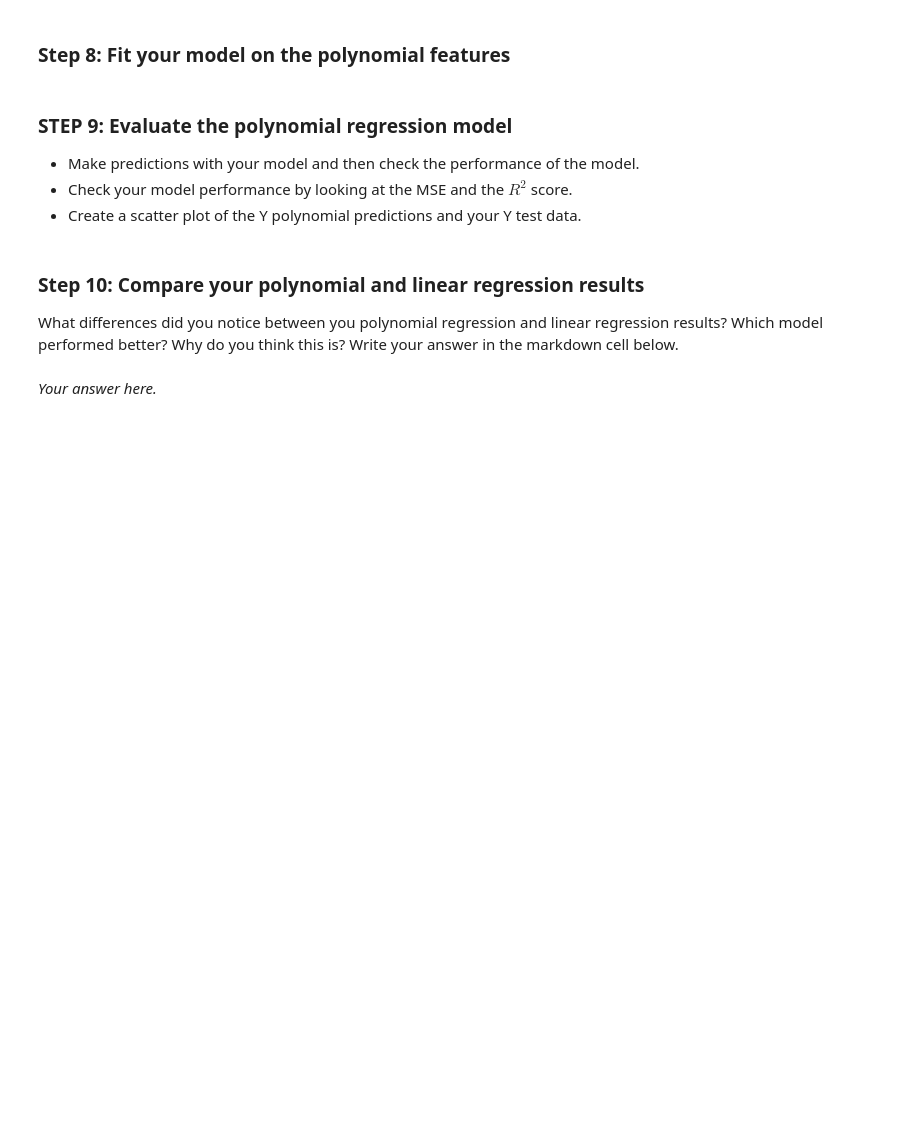
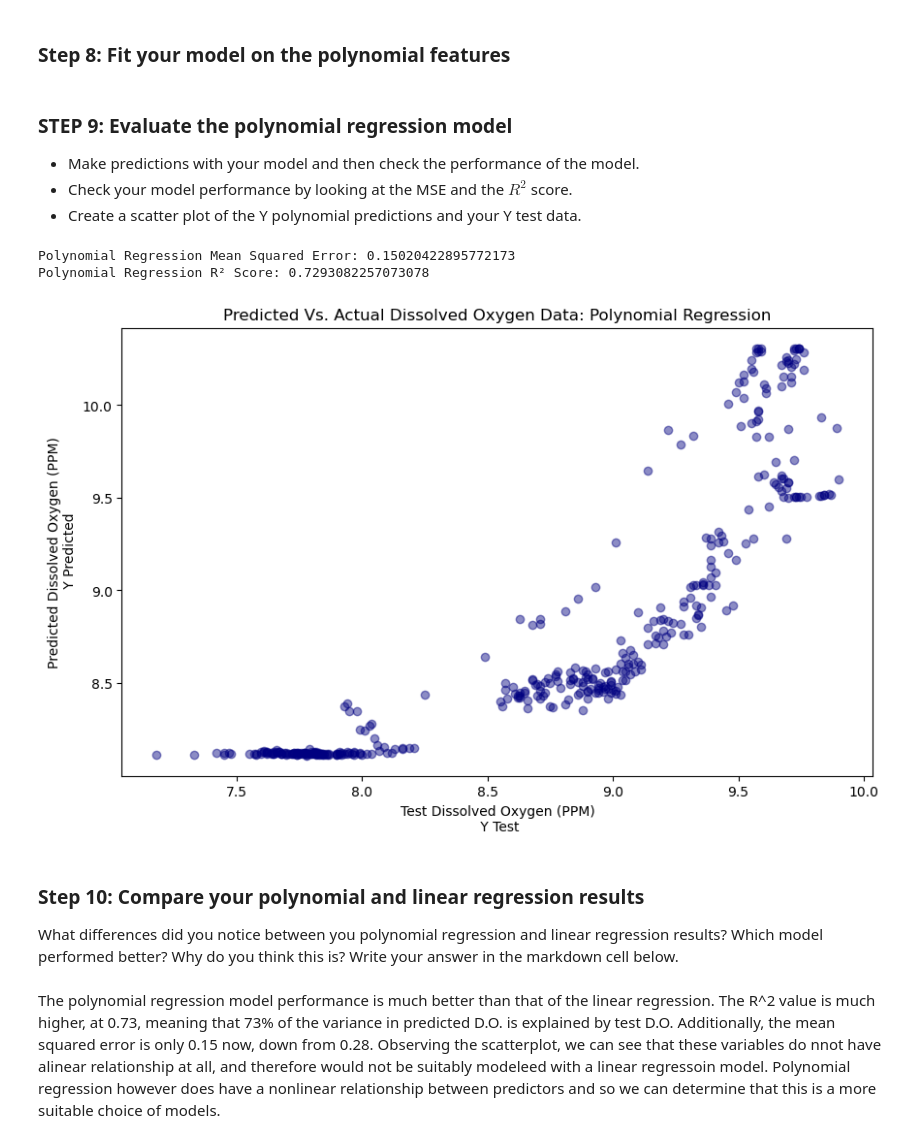
Before and after one commit to stephenccodes/EDS232-labs, a Jupyter notebook: Week1/Lab1-hurricane.ipynb, the cells around one changed output. Cells and saved outputs as stored; diff of their text form; code cells hidden in the pictures; blank space fills up the shorter version.

```diff
--- a/Week1/Lab1-hurricane.ipynb
+++ b/Week1/Lab1-hurricane.ipynb
@@ -176,9 +257,9 @@ plt.show()
 We assumed linear regression would work well with our data, but this data doesn't look very linear. It's a good reminder of the importance of exploratory analysis. Let's check to see how a polynomial regression performs in comparison. Transform the features for polynomial regression. Use the `PolynomialFeatures` class from the `sklearn.preprocessing` module.
 # %%
 # Transform features to include polynomial terms (degree 2 for quadratic terms)
-poly = ...
-X_poly_train = ...
-X_poly_test = ...
+poly = PolynomialFeatures(degree = 2)
+X_poly_train = poly.fit_transform(X_train)
+X_poly_test = poly.fit_transform(X_test)
 
 # View the transformed feature set (for insight)
 print(X_poly_train)
@@ -186,7 +275,7 @@ print(X_poly_train)
 ### Step 8: Fit your model on the polynomial features
 # %%
 # Train the model on polynomial features
-poly_model = ...
+poly_model = model.fit(X_poly_train, Y_train)
 # %% [markdown]
 ### STEP 9: Evaluate the polynomial regression model
 - Make predictions with your model and then check the performance of the model.
@@ -194,19 +283,33 @@ poly_model = ...
 - Create a scatter plot of the Y polynomial predictions and your Y test data.
 # %%
 # Make predictions using the polynomial model
-Y_poly_pred = ...
+Y_poly_pred = poly_model.predict(X_poly_test)
 
 # Calculate evaluation metrics using scikit-learn's mean_squared_error and r2_score
-poly_mse = ...
-poly_r2 = ...
+poly_mse = mean_squared_error(Y_test, Y_poly_pred)
+poly_r2 = r2_score(Y_test, Y_poly_pred)
+
 
 print(f"Polynomial Regression Mean Squared Error: {poly_mse}")
 print(f"Polynomial Regression R² Score: {poly_r2}")
 
 # Plot predictions vs actual
+plt.figure(figsize=(10, 6))  # Setting the figure size for better visibility
+plt.scatter(Y_test, Y_poly_pred, c = 'navy', alpha= 0.45)
+
+# Title and axis labels
+plt.title("Predicted Vs. Actual Dissolved Oxygen Data: Polynomial Regression")
+plt.xlabel("Test Dissolved Oxygen (PPM)\n Y Test")
+plt.ylabel("Predicted Dissolved Oxygen (PPM)\n Y Predicted")
+
+plt.show()
+# %% [output]
+Polynomial Regression Mean Squared Error: 0.15020422895772173
+Polynomial Regression R² Score: 0.7293082257073078
+[figure, added]
 # %% [markdown]
 ### Step 10: Compare your polynomial and linear regression results
 
 What differences did you notice between you polynomial regression and linear regression results? Which model performed better? Why do you think this is? Write your answer in the markdown cell below.
 # %% [markdown]
-*Your answer here.*
+The polynomial regression model performance is much better than that of the linear regression. The R^2 value is much higher, at 0.73, meaning that 73% of the variance in predicted D.O. is explained by test D.O. Additionally, the mean squared error is only 0.15 now, down from 0.28. Observing the scatterplot, we can see that these variables do nnot have alinear relationship at all, and therefore would not be suitably modeleed with a linear regressoin model. Polynomial regression however does have a nonlinear relationship between predictors and so we can determine that this is a more suitable choice of models.
```
Also changed, not shown: parts of 12 cells of this notebook, 1 other file.
